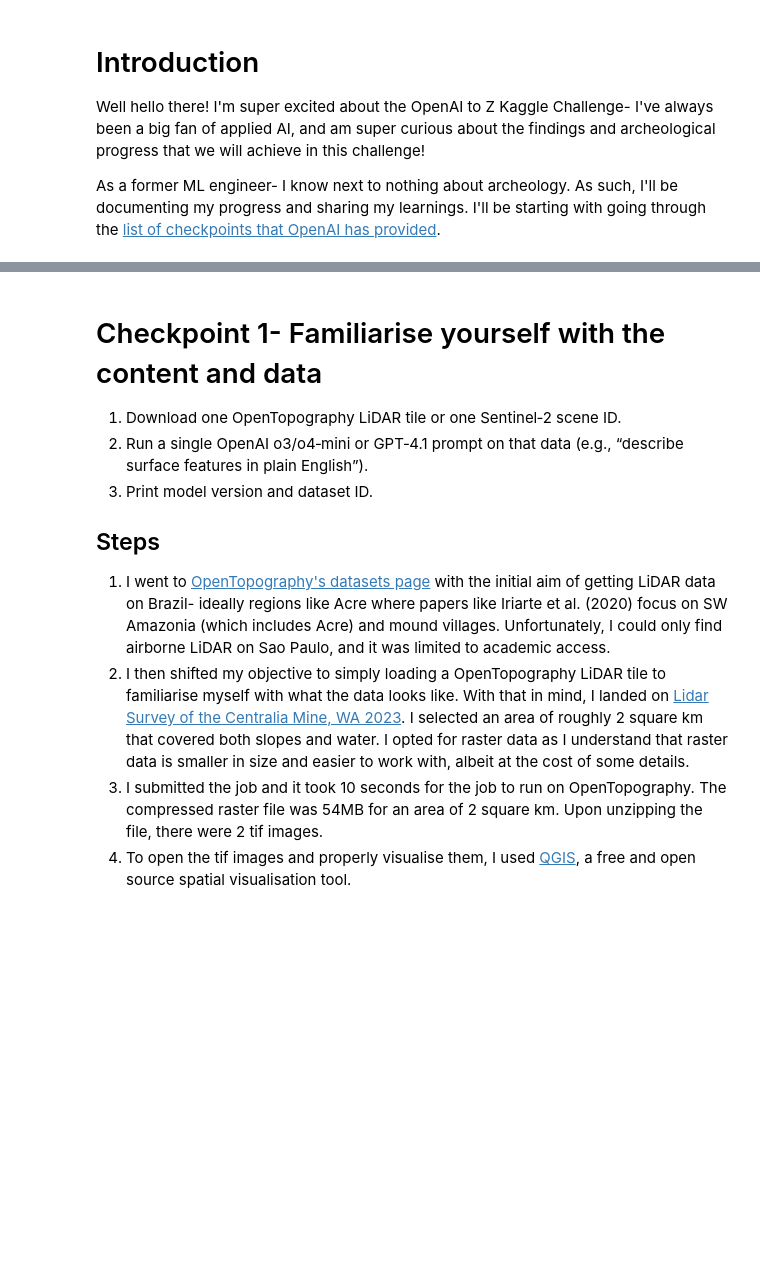
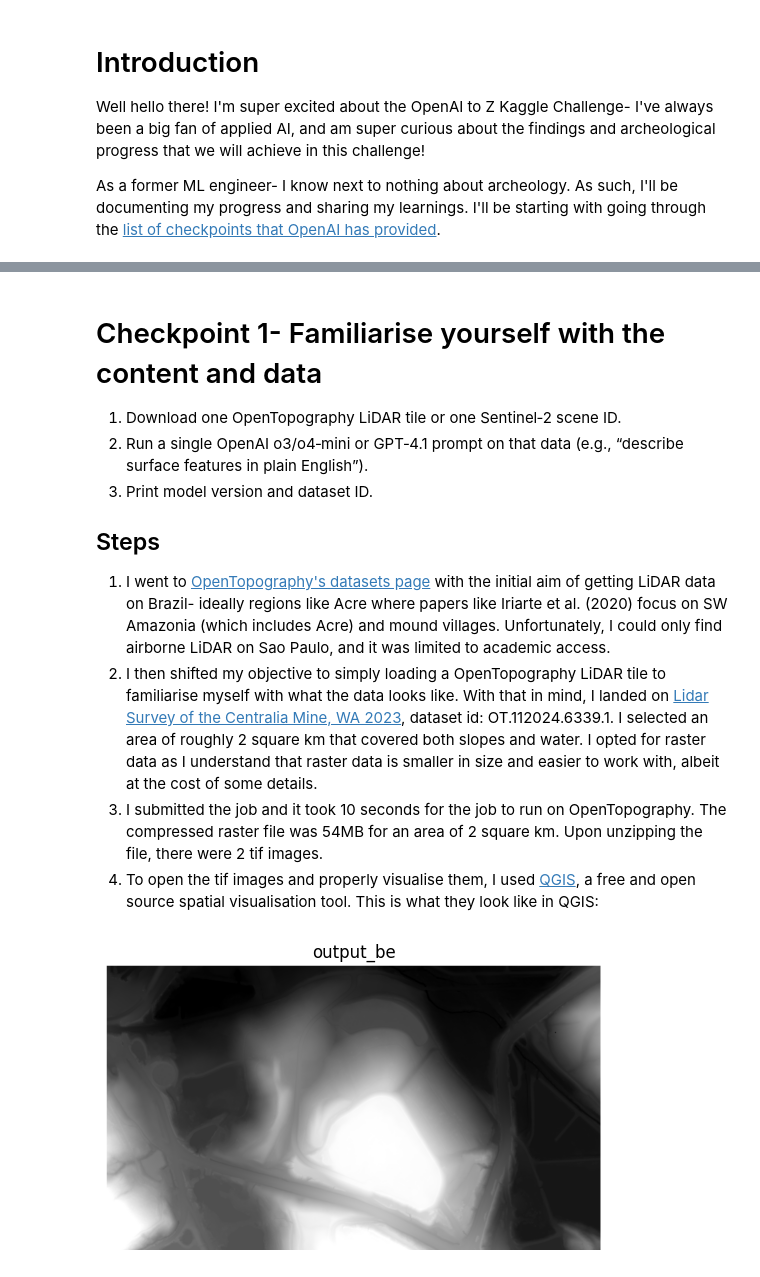
Before and after one commit to 0xSingletOnly/openai-to-z, a Jupyter notebook: openai-to-z-challenge-checkpoints.ipynb, the cells around one changed output, grey strips where cells are left out. Saved outputs shown, nothing was run; the diff lists cells and outputs as text; code cells hidden in the pictures; blank space fills up the shorter version.

```diff
--- a/openai-to-z-challenge-checkpoints.ipynb
+++ b/openai-to-z-challenge-checkpoints.ipynb
@@ -18,6 +22,14 @@ import os
 
 ## Steps
 1. I went to [OpenTopography's datasets page](https://portal.opentopography.org/datasets) with the initial aim of getting LiDAR data on Brazil- ideally regions like Acre where papers like Iriarte et al. (2020) focus on SW Amazonia (which includes Acre) and mound villages. Unfortunately, I could only find airborne LiDAR on Sao Paulo, and it was limited to academic access.
-2. I then shifted my objective to simply loading a OpenTopography LiDAR tile to familiarise myself with what the data looks like. With that in mind, I landed on [Lidar Survey of the Centralia Mine, WA 2023](https://portal.opentopography.org/datasetMetadata?otCollectionID=OT.112024.6339.1). I selected an area of roughly 2 square km that covered both slopes and water. I opted for raster data as I understand that raster data is smaller in size and easier to work with, albeit at the cost of some details.
+2. I then shifted my objective to simply loading a OpenTopography LiDAR tile to familiarise myself with what the data looks like. With that in mind, I landed on [Lidar Survey of the Centralia Mine, WA 2023](https://portal.opentopography.org/datasetMetadata?otCollectionID=OT.112024.6339.1), dataset id: OT.112024.6339.1. I selected an area of roughly 2 square km that covered both slopes and water. I opted for raster data as I understand that raster data is smaller in size and easier to work with, albeit at the cost of some details.
 3. I submitted the job and it took 10 seconds for the job to run on OpenTopography. The compressed raster file was 54MB for an area of 2 square km. Upon unzipping the file, there were 2 tif images.
-4. To open the tif images and properly visualise them, I used [QGIS](https://qgis.org/), a free and open source spatial visualisation tool.
+4. To open the tif images and properly visualise them, I used [QGIS](https://qgis.org/), a free and open source spatial visualisation tool. This is what they look like in QGIS:
+# %%
+img = mpimg.imread('images/output_be.png')
+plt.imshow(img)
+plt.title("output_be")
+plt.axis('off')  # Turn off axias numbers and ticks
+plt.show()
+# %% [output]
+[figure, added]
```
Also changed, not shown: parts of 10 cells of this notebook, 2 other files.
